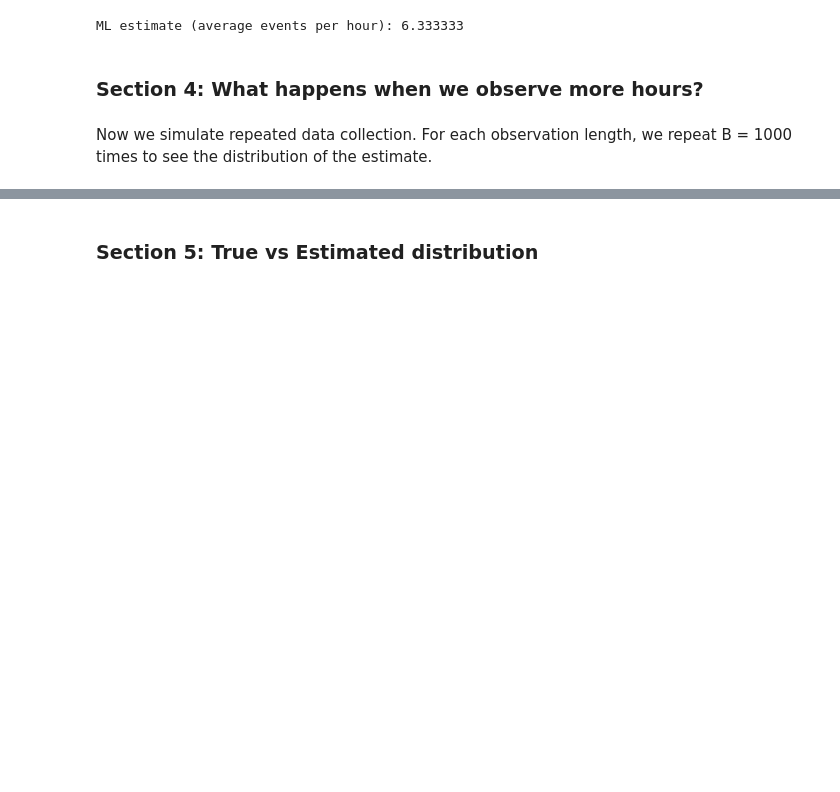
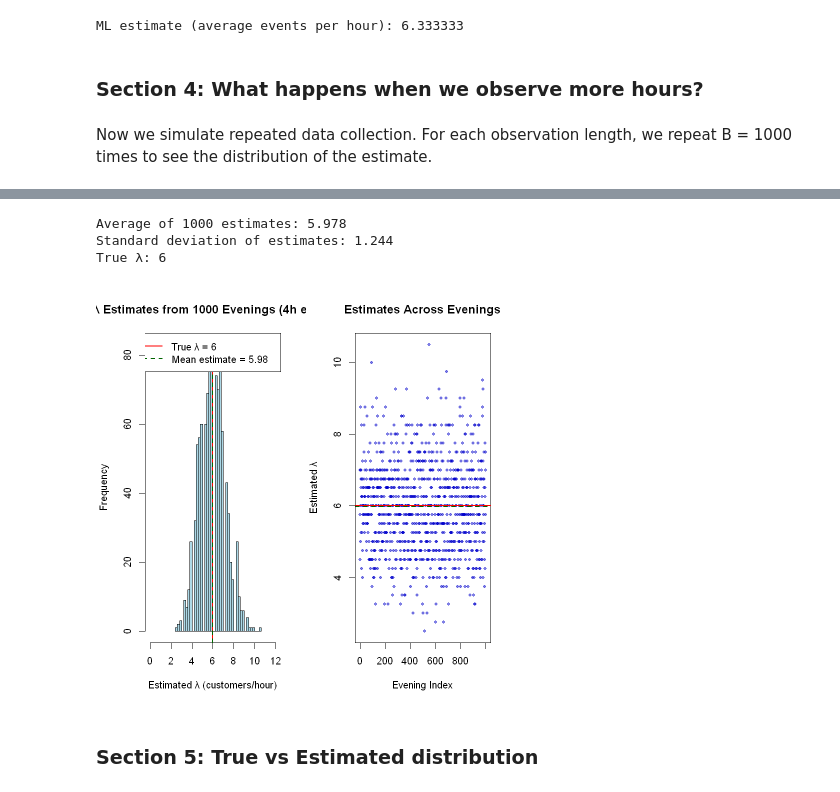
Before and after one commit to hossein-noor-ramsis/R, a Jupyter notebook: HW6/CA6.ipynb, the cells around one changed output, grey strips where cells are left out. Saved outputs shown, nothing was run; the diff lists cells and outputs as text; code cells hidden in the pictures; blank space fills up the shorter version.

```diff
--- a/HW6/CA6.ipynb
+++ b/HW6/CA6.ipynb
@@ -465,3 +498,48 @@ Now we simulate repeated data collection. For each observation length, we repeat
+# %%
+# TODO:
+# Simulate 1000 different evenings (4 hours each). For each evening, estimate λ from the 4 hourly counts.
+set.seed(7)
+B <- 1000
+n_hours <- 4
+
+estimates <- numeric(B)
+for (b in 1:B) {
+  data <- rpois(n_hours, lambda_true)
+  estimates[b] <- mean(data)
+}
+
+# Then visualize how much the estimate changes from evening to evening (histogram + scatter plot)
+par(mfrow = c(1, 2))
+
+# Histogram
+hist(estimates, breaks = 30, col = "lightblue",
+     main = paste("λ Estimates from", B, "Evenings (4h each)"),
+     xlab = "Estimated λ (customers/hour)",
+     xlim = c(0, 12))
+abline(v = lambda_true, col = "red", lwd = 2)
+abline(v = mean(estimates), col = "darkgreen", lwd = 2, lty = 2)
+legend("topright",
+       legend = c(paste("True λ =", lambda_true),
+                  paste("Mean estimate =", round(mean(estimates), 2))),
+       col = c("red", "darkgreen"), lwd = 2, lty = c(1, 2))
+
+# Scatter plot (index vs estimate)
+plot(estimates, pch = 20, col = rgb(0, 0, 0.8, 0.5),
+     main = "Estimates Across Evenings",
+     ylab = "Estimated λ",
+     xlab = "Evening Index")
+abline(h = lambda_true, col = "red", lwd = 2)
+abline(h = mean(estimates), col = "darkgreen", lwd = 2, lty = 2)
+
+# and report the average and standard deviation of these 1000 estimates.
+cat("Average of 1000 estimates:", round(mean(estimates), 3), "\n")
+cat("Standard deviation of estimates:", round(sd(estimates), 3), "\n")
+cat("True λ:", lambda_true, "\n")
+# %% [output]
+Average of 1000 estimates: 5.978
+Standard deviation of estimates: 1.244
+True λ: 6
+[figure, added]
 # %%
 # TODO:
 # Compare the λ estimates across different observation lengths by plotting them side-by-side.
```
Also changed, not shown: parts of 2 cells of this notebook.
